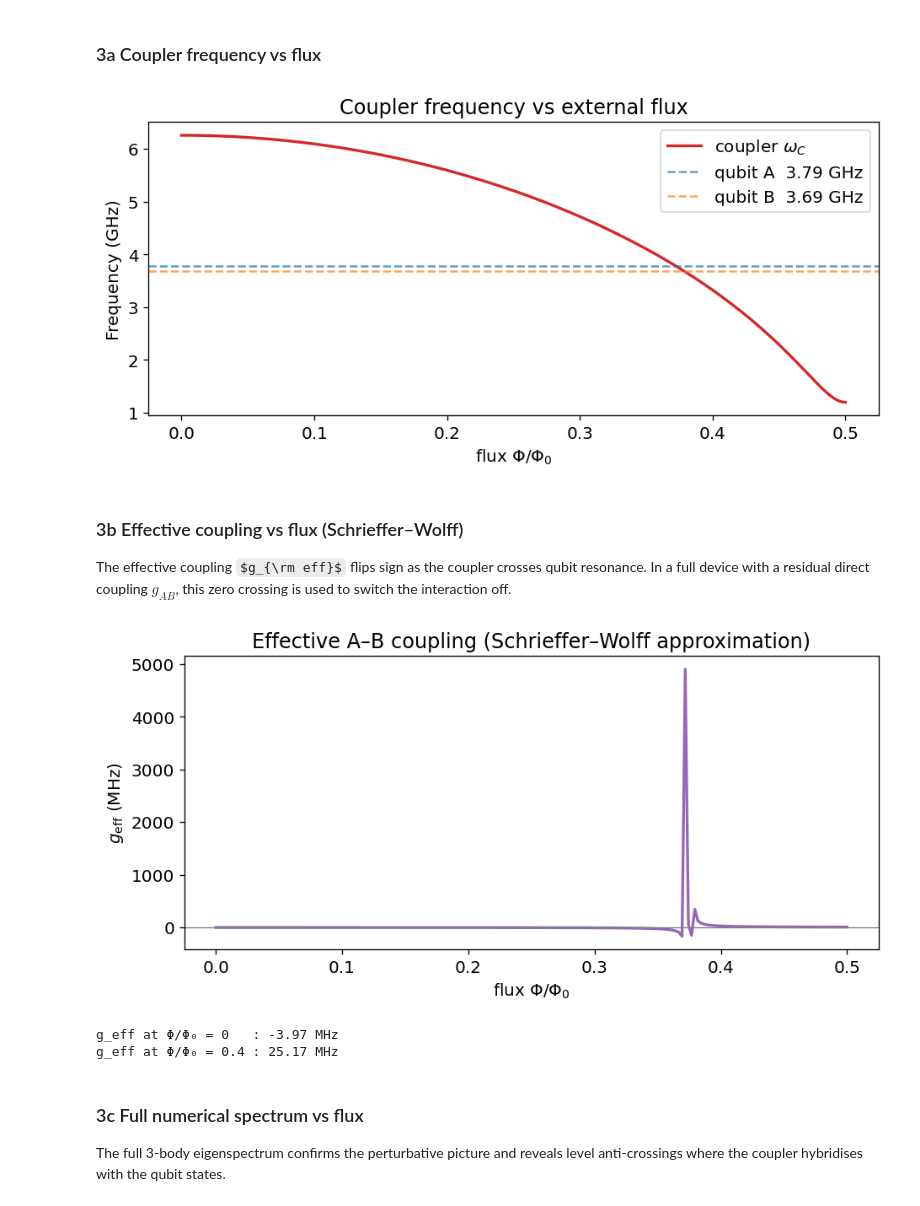
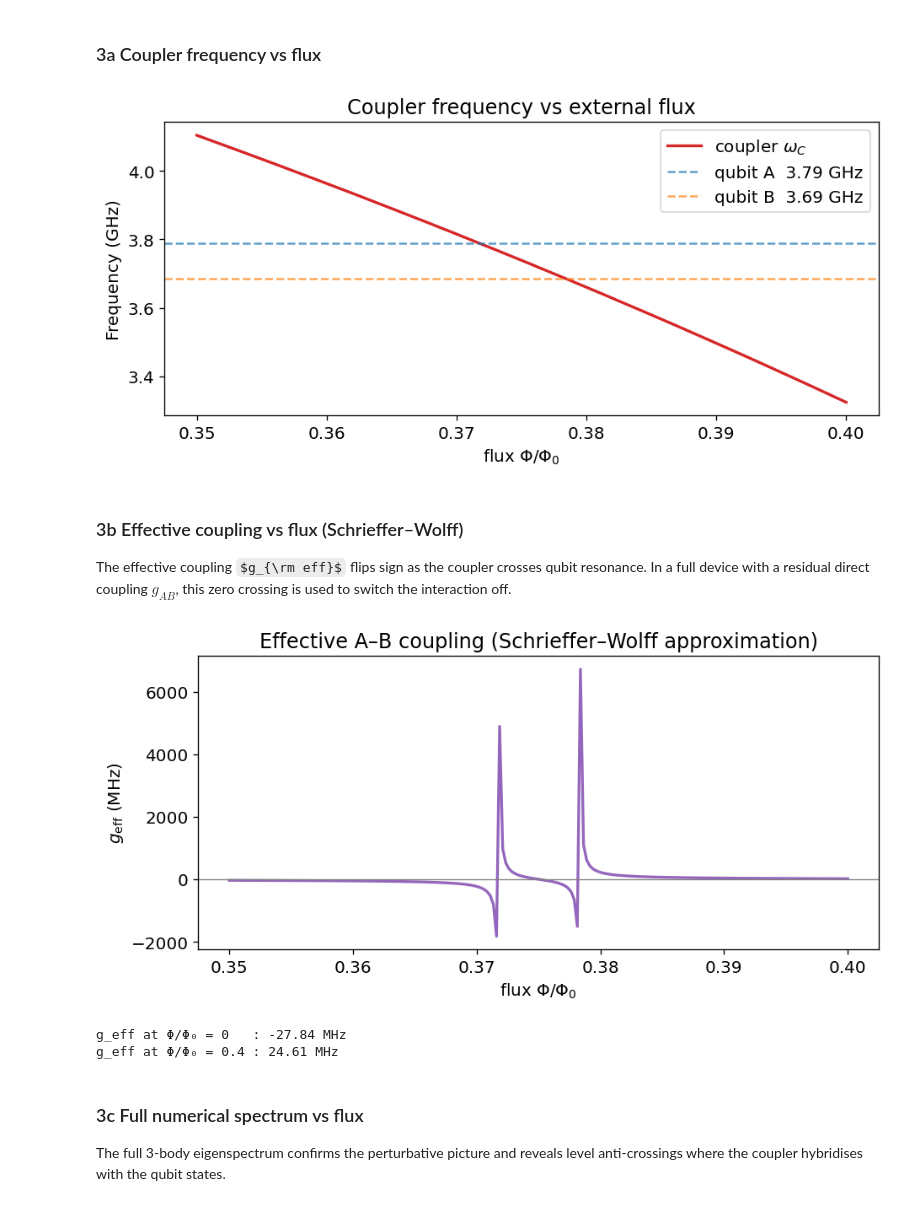
Before and after one commit to jghosh2/superqsim, a Jupyter notebook: transmon_demo.ipynb, the cells around one changed output. Cells and saved outputs as stored; diff of their text form; code cells hidden in the pictures; some formulas as TeX source.

```diff
--- a/transmon_demo.ipynb
+++ b/transmon_demo.ipynb
@@ -288,23 +284,23 @@ g_AC / g_BC  : 100 / 100 MHz
 # %% [markdown]
 ### 3a  Coupler frequency vs flux
 # %%
-flux_vals = np.linspace(0.0, 0.5, 200)
+flux_vals = np.linspace(0.35, 0.4, 200)
 omega_C_vals = np.array([
     system._make_coupler(f).transition_frequency(0, 1) for f in flux_vals
 ])
 
 fig, ax = plt.subplots(figsize=(8, 4))
 ax.plot(flux_vals, omega_C_vals, color="C3", lw=2, label="coupler $\\omega_C$")
 ax.axhline(omega_A, ls="--", color="C0", alpha=0.7, label=f"qubit A  {omega_A:.2f} GHz")
 ax.axhline(omega_B, ls="--", color="C1", alpha=0.7, label=f"qubit B  {omega_B:.2f} GHz")
 ax.set_xlabel(r"flux $\Phi/\Phi_0$")
 ax.set_ylabel("Frequency (GHz)")
 ax.set_title("Coupler frequency vs external flux")
 ax.legend()
 plt.tight_layout()
 plt.show()
 # %% [output]
-[figure, old version]
+[figure, new version]
 # %% [markdown]
 ### 3b  Effective coupling vs flux (Schrieffer–Wolff)
 
@@ -327,9 +323,9 @@ valid = ~np.isnan(g_eff)
 print(f"g_eff at Φ/Φ₀ = 0   : {g_eff[0]*1e3:.2f} MHz")
 print(f"g_eff at Φ/Φ₀ = 0.4 : {g_eff[np.argmin(np.abs(flux_vals-0.4))]*1e3:.2f} MHz")
 # %% [output]
-[figure, old version]
+[figure, new version]
-g_eff at Φ/Φ₀ = 0   : -3.97 MHz
-g_eff at Φ/Φ₀ = 0.4 : 25.17 MHz
+g_eff at Φ/Φ₀ = 0   : -27.84 MHz
+g_eff at Φ/Φ₀ = 0.4 : 24.61 MHz
 # %% [markdown]
 ### 3c  Full numerical spectrum vs flux
 
```
Also changed, not shown: parts of 6 cells of this notebook, 7 other files.
